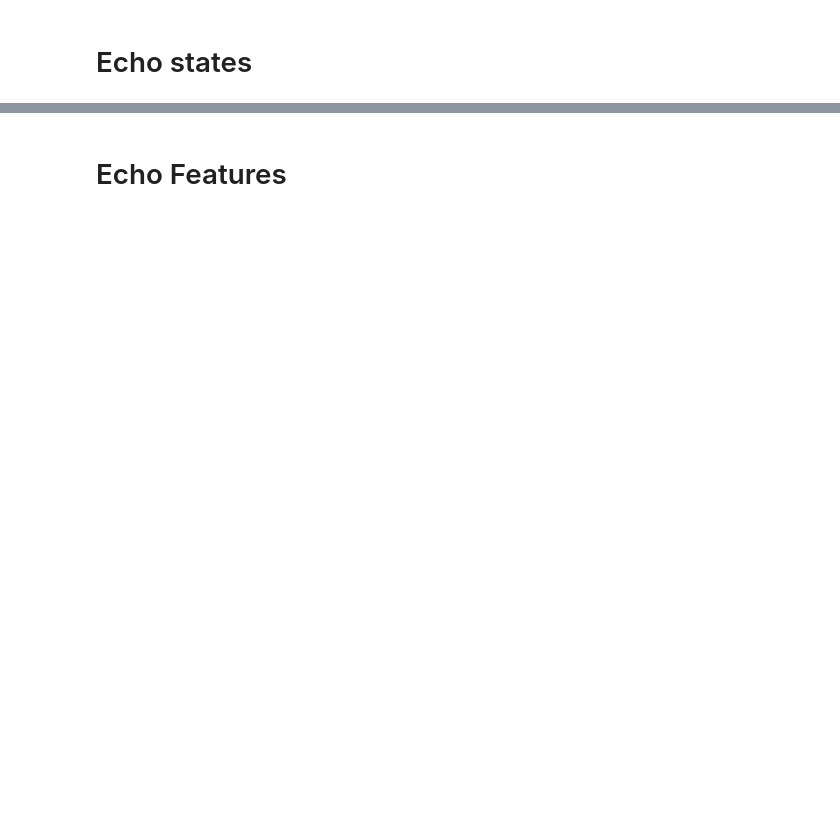
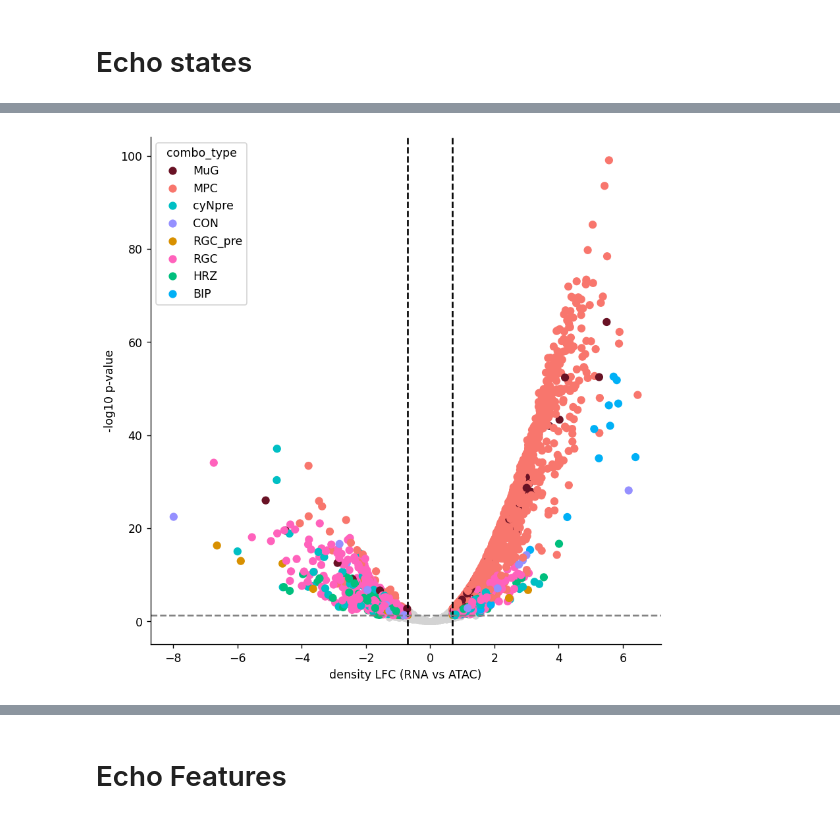
Before and after one commit to settylab/scEcho, a Jupyter notebook: notebooks/example.ipynb, the cells around one changed output, grey strips where cells are left out. Saved outputs shown, nothing was run; the diff lists cells and outputs as text; code cells hidden in the pictures; blank space fills up the shorter version.

```diff
--- a/notebooks/example.ipynb
+++ b/notebooks/example.ipynb
@@ -68,0 +103,6 @@ l_plot = scEcho.plotting.linked_plot(retina_ad,
+# %%
+vl = scEcho.plotting.plot_desynchronized_state_volcano(retina_ad,
+                                                       hue_col = "combo_type",
+                                                       figsize=(8, 8))
+# %% [output]
+[figure, added]
```
Also changed, not shown: parts of 19 cells of this notebook, 2 other files.
